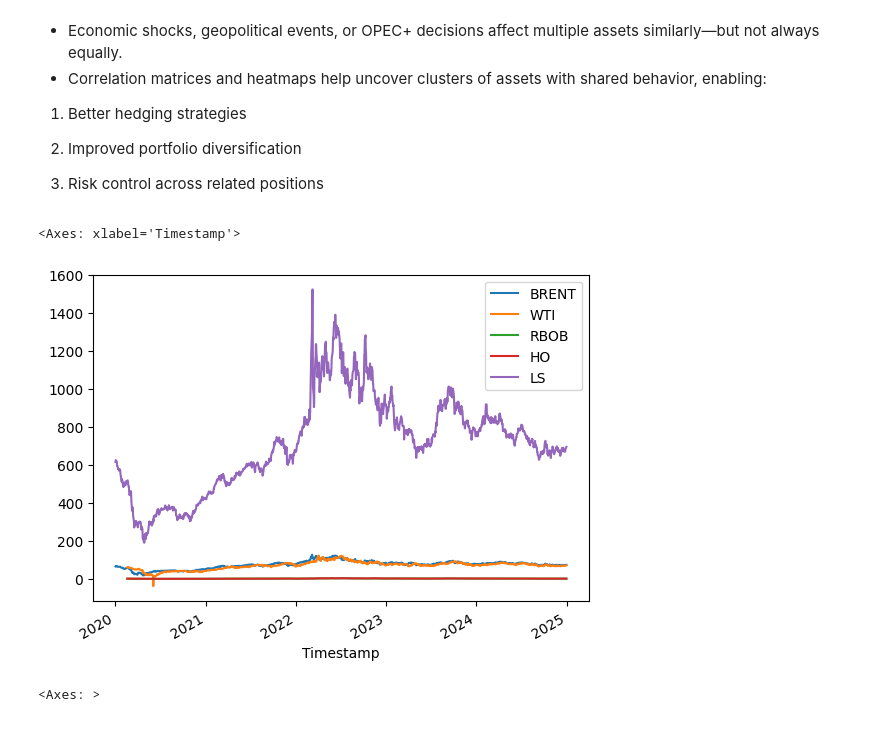
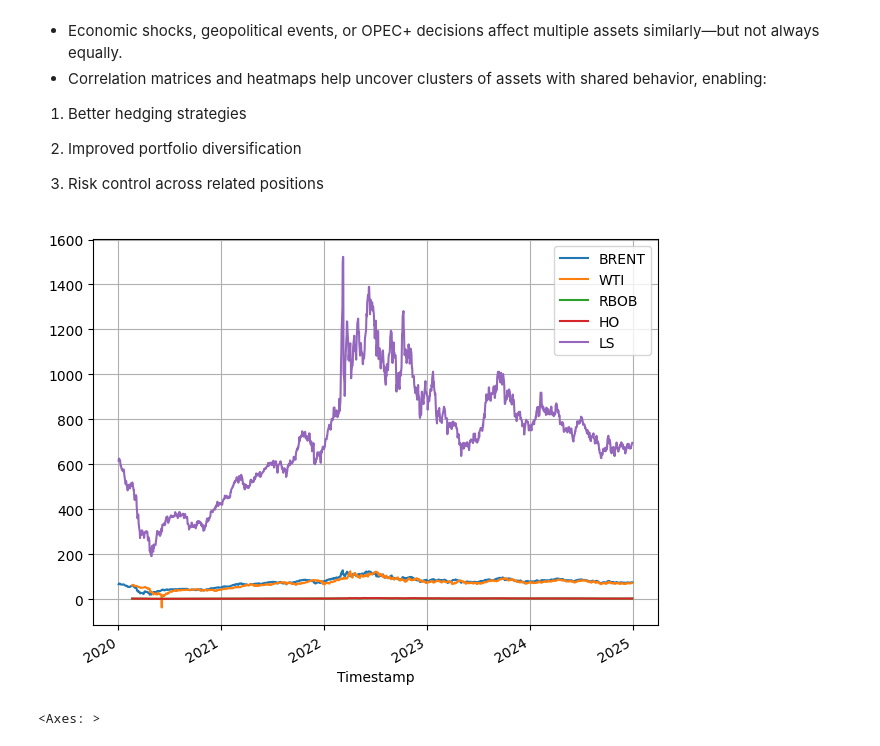
Before and after one commit to agdiiura/numfolio, a Jupyter notebook: examples/Correlation.ipynb, the cells around one changed output. Saved outputs shown, nothing was run; the diff lists cells and outputs as text; code cells hidden in the pictures.

```diff
--- a/examples/Correlation.ipynb
+++ b/examples/Correlation.ipynb
@@ -21,12 +21,15 @@ Oil-related assets are interconnected:
 3. Risk control across related positions
 # %%
 import pandas as pd
+import matplotlib.pyplot as plt
 
+fig, ax = plt.subplots(1, 1)
 oil = pd.read_csv('Data/oil.csv', sep=";", decimal=",", date_format="%d/%m/%Y", index_col="Timestamp")
-oil.plot()
+oil.plot(ax=ax)
+ax.grid()
+fig.tight_layout()
 # %% [output]
-<Axes: xlabel='Timestamp'>
-[figure, old version]
+[figure, new version]
 # %%
 import seaborn as sns
 import numfolio as nf
```
Also changed, not shown: 1 other file.
